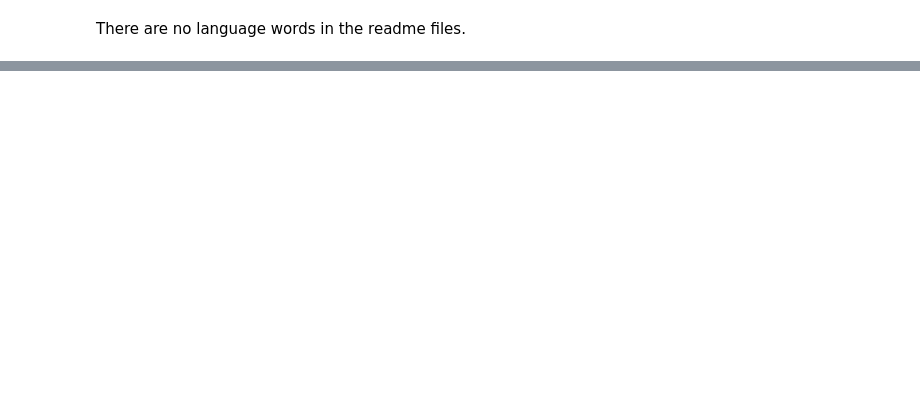
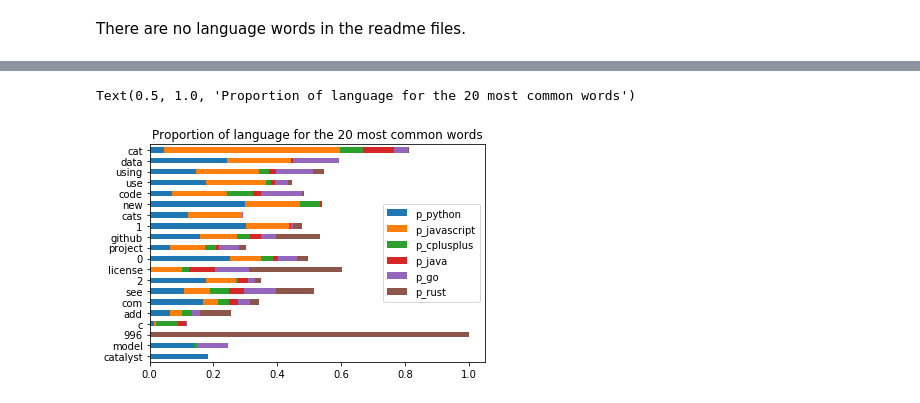
Before and after one commit to sandy-matthew-nlp/github_readme_language_analysis, a Jupyter notebook: explore_readme_files.ipynb, the cells around one changed output, grey strips where cells are left out. Cells and saved outputs as stored; diff of their text form; code cells hidden in the pictures; blank space fills up the shorter version.

```diff
--- a/explore_readme_files.ipynb
+++ b/explore_readme_files.ipynb
@@ -90,0 +268,21 @@ There are no language words in the readme files.
+# %%
+javascript_words = ' '.join(df[df.language == 'JavaScript'].clean)
+cplusplus_words = ' '.join(df[df.language == 'C++'].clean)
+python_words = ' '.join(df[df.language == 'Python'].clean)
+java_words = ' '.join(df[df.language == 'Java'].clean)
+go_words = ' '.join(df[df.language == 'Go'].clean)
+rust_words = ' '.join(df[df.language == 'Rust'].clean)
+# %%
+javascript_freq = pd.Series(javascript_words.split()).value_counts()
+cplusplus_freq = pd.Series(cplusplus_words.split()).value_counts()
+python_freq = pd.Series(python_words.split()).value_counts()
+java_freq = pd.Series(java_words.split()).value_counts()
+go_freq = pd.Series(go_words.split()).value_counts()
+rust_freq = pd.Series(rust_words.split()).value_counts()
+# %%
+word_counts = (pd.concat([all_freq, javascript_freq, cplusplus_freq, python_freq, java_freq, go_freq, rust_freq], axis=1, sort=True)
+                .set_axis(['all', 'javascript', 'cplusplus', 'python', 'java', 'go', 'rust'], axis=1, inplace=False)
+                .fillna(0)
+                .apply(lambda s: s.astype(int)))
+
+word_counts.head().append(word_counts.tail())
@@ -91,3 +362,21 @@ There are no language words in the readme files.
+# %%
+(word_counts
+ .assign(p_python = word_counts.python / word_counts['all'],
+         p_javascript = word_counts.javascript / word_counts['all'],
+         p_cplusplus = word_counts.cplusplus / word_counts['all'],
+         p_java = word_counts.java / word_counts['all'],
+         p_go = word_counts.go / word_counts['all'],
+         p_rust = word_counts.rust / word_counts['all'])
+ .sort_values(by='all')
+ [['p_python', 'p_javascript', 'p_cplusplus', 'p_java', 'p_go', 'p_rust']]
+ .tail(20)
+ .sort_values('p_javascript')
+ .plot.barh(stacked=True))
+
+plt.title('Proportion of language for the 20 most common words')
+# %% [output]
+Text(0.5, 1.0, 'Proportion of language for the 20 most common words')
+[figure, added]
 # %%
 for word in all_freq.index:
     if word in languages:
```
Also changed, not shown: parts of 36 cells of this notebook, 2 other files.
